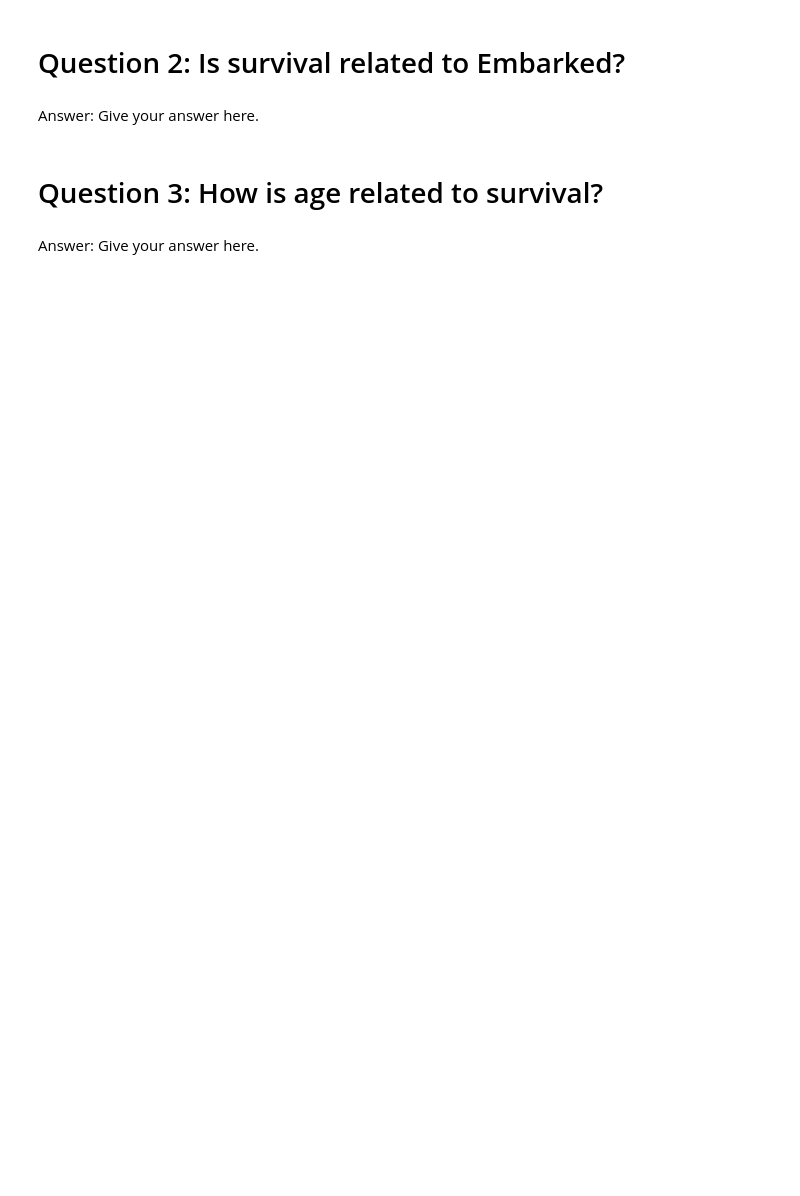
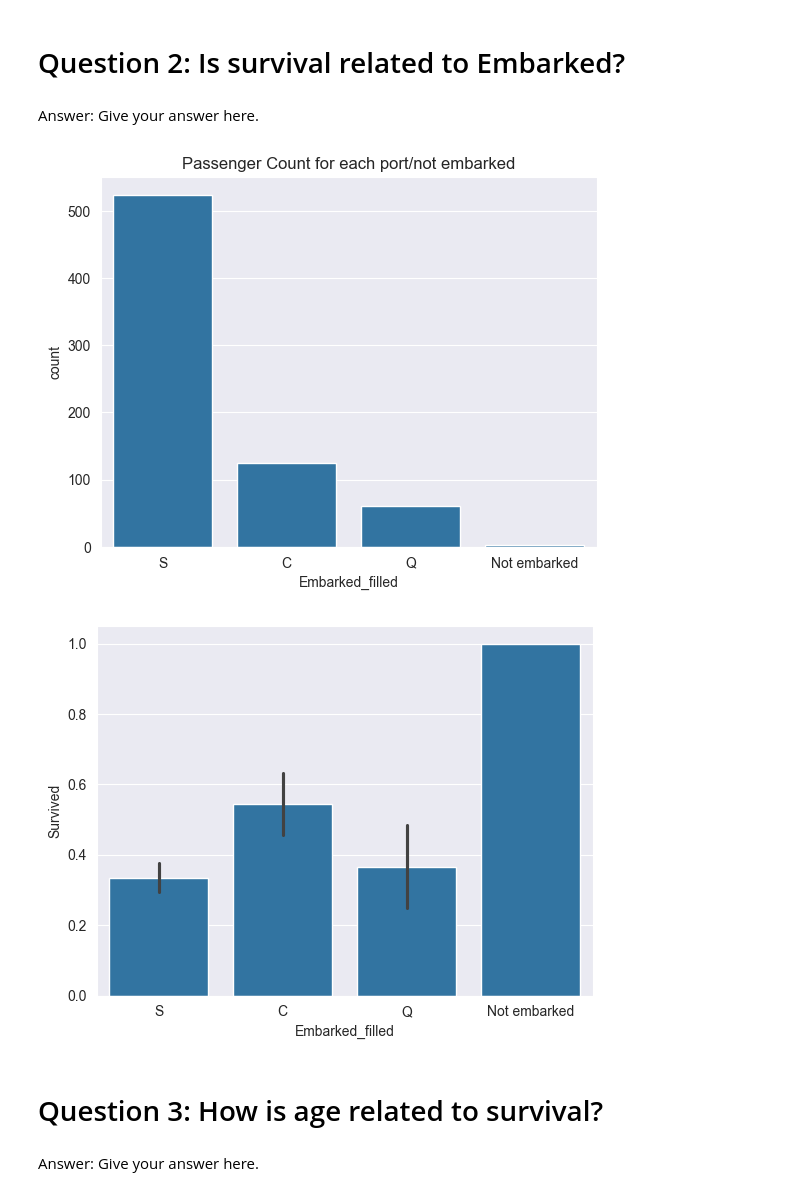
Before and after one commit to sorliee/assignment_1_mm, a Jupyter notebook: ex2a.ipynb, the cells around one changed output. Cells and saved outputs as stored; diff of their text form; code cells hidden in the pictures; blank space fills up the shorter version.

```diff
--- a/ex2a.ipynb
+++ b/ex2a.ipynb
@@ -60,3 +63,16 @@ Answer: Give your answer here.
+# %%
+# Show the relevant statistics or visualization(s) to support your answer
+data["Embarked_filled"] = data["Embarked"].fillna("Not embarked")
+
+sns.countplot(x="Embarked_filled", data=data)
+plt.title("Passenger Count for each port/not embarked")
+plt.show()
+
+sns.barplot(x="Embarked_filled", y="Survived", data=data)
+plt.show()
+# %% [output]
+[figure, added]
+[figure, added]
 # %% [markdown]
 # Question 3: How is age related to survival?
 # %% [markdown]
```
Also changed, not shown: parts of 7 cells of this notebook, 1 other file.
